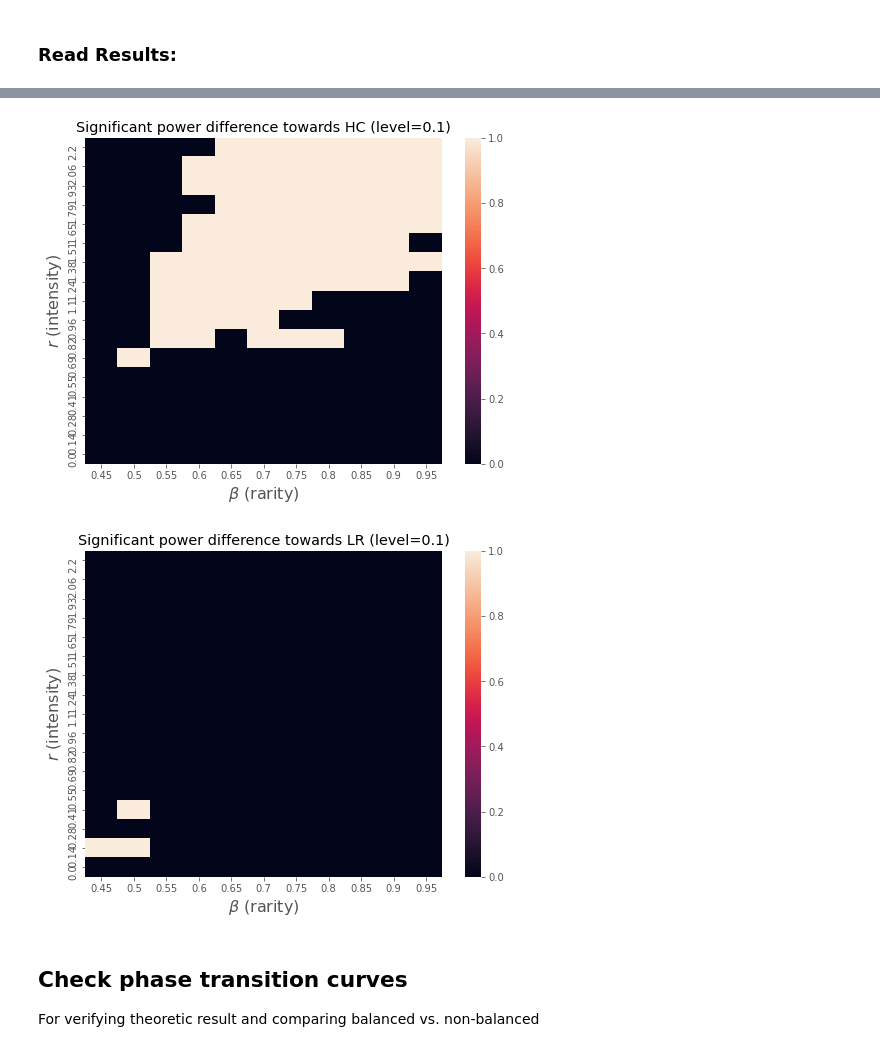
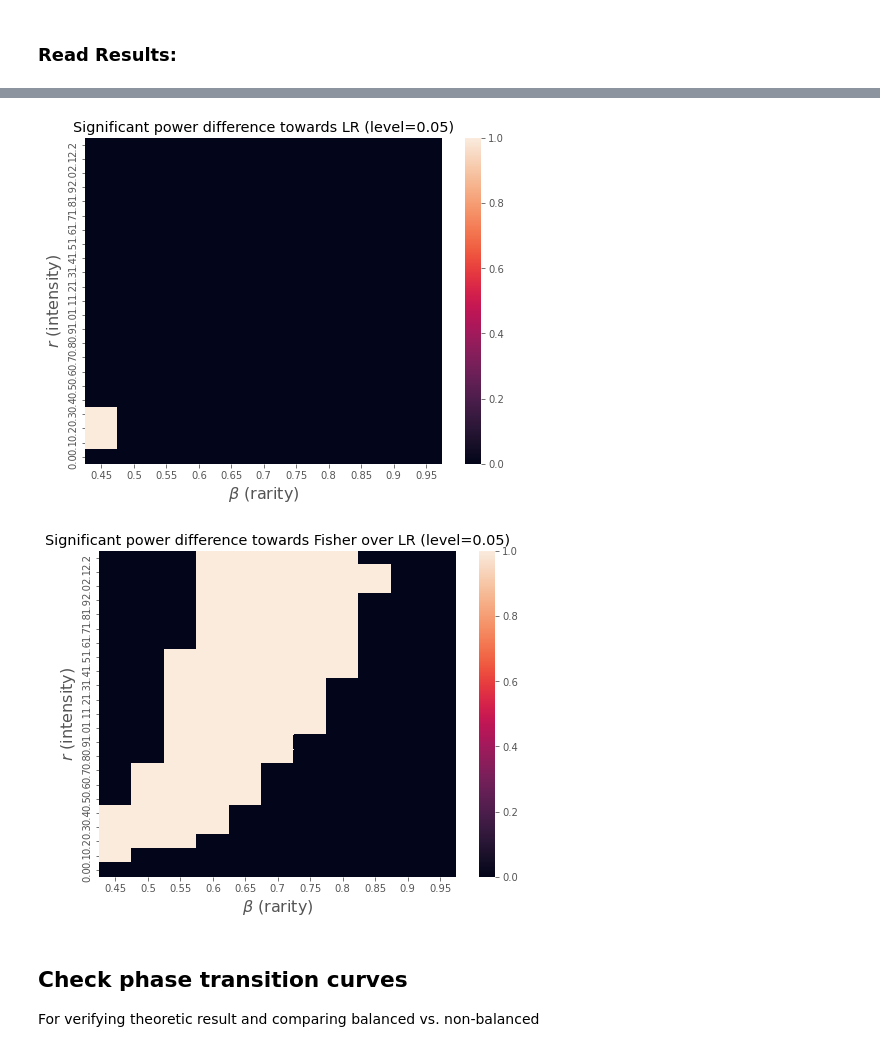
Before and after one commit to alonkipnis/HCHG, a Jupyter notebook: illustrate_phase_diagram.ipynb, the cells around one changed output, grey strips where cells are left out. Drawn from its saved outputs; the diff is of its cells as text; code cells hidden in the pictures.

```diff
--- a/illustrate_phase_diagram.ipynb
+++ b/illustrate_phase_diagram.ipynb
@@ -128,11 +129,11 @@ Args:
 """
 
 params = ['itr', 'T', 'N1', 'N2', 'r', 'beta']
-tests = ['hc', 'log_rank'] #, 'min_p', 'berk_jones', 'wilcoxon', 'fisher']
+tests = ['hc', 'log_rank', 'min_p', 'fisher'] #, 'min_p', 'berk_jones', 'wilcoxon', 'fisher']
 tests_vars = [c for c in df0.columns if c not in params and 'Unnamed' not in c]
 
 global_params = ['T', 'N1', 'N2']
-level = 0.1
+level = 0.15
 tcrit = df0.groupby(global_params).agg(lambda x : quantile(x, 1-level))
 
 level_bin = 0.05
@@ -144,6 +145,7 @@ bad_side = 'less'
 for c in df1.groupby(global_params):
     print(f"Analyzing the case (T, N1, N2) = {c[0]}")
     dfc = c[1]
+    nMonte = dfc['itr'].max()
 
     for tsn in tests:
         name_good = tsn + '_' + good_side
@@ -236,0 +226,23 @@ m = 1 / sum( 1 / ai)
+# %%
+level = 0.05
+mat_lr = compute_power(df1.rename(columns={'log_rank_greater' : 'value'}), tcrit['log_rank_greater'].values[0], level=level)
+mat_hc = compute_power(df1.rename(columns={'hc_greater' : 'value'}), tcrit['hc_greater'].values[0], level=level)
+
+dmat = (mat_hc - mat_lr)
+
+mat_sig_hc = dmat * np.sqrt(nMonte) > 2
+mat_sig_lr = dmat * np.sqrt(nMonte) < -2
+
+g = seaborn.heatmap(mat_sig_hc[:,::-1].T)
+
+g.set_xticklabels(bb)
+g.set_xlabel(r'$\beta$ (rarity)', fontsize=16)
+g.set_ylabel(r'$r$ (intensity)', fontsize=16)
+g.set_yticklabels(np.round(rr[::-1],2))
+g.plot(np.arange(len(bb))+.5, r2grid(2*rhos(bb)), 'r', linewidth=2, alpha=.9)
+g.plot([1, 1], r2grid([-2, 3]), 'b', linewidth=2, alpha=.9)
+plt.title(f"Significant power difference towards HC (level={level})")
+
+plt.savefig(out_dir + "sig_power_diff_HC.png")
+
+plt.show()
@@ -237,8 +251,8 @@ m = 1 / sum( 1 / ai)
 # %%
-mat_lr = compute_power(df1.rename(columns={'log_rank_greater' : 'value'}), tcrit['log_rank_greater'].values[0])
-mat_hc = compute_power(df1.rename(columns={'hc_greater' : 'value'}), tcrit['hc_greater'].values[0])
+mat_lr = compute_power(df1.rename(columns={'log_rank_greater' : 'value'}), tcrit['log_rank_greater'].values[0], level=level)
+mat_hc = compute_power(df1.rename(columns={'hc_greater' : 'value'}), tcrit['hc_greater'].values[0], level=level)
 
-dmat = (mat_hc - mat_lr)
+dmat = (mat_lr - mat_hc)
 
 mat_sig_hc = dmat * np.sqrt(nMonte) > 2
 mat_sig_lr = dmat * np.sqrt(nMonte) < -2
@@ -249,33 +263,31 @@ g.set_xticklabels(bb)
 g.set_xlabel(r'$\beta$ (rarity)', fontsize=16)
 g.set_ylabel(r'$r$ (intensity)', fontsize=16)
 g.set_yticklabels(np.round(rr[::-1],2))
-plt.title(f"Significant power difference towards HC (level={level})")
-
-plt.savefig(out_dir + "sig_power_diff_HC.png")
-
+plt.title(f"Significant power difference towards LR (level={level})")
+plt.savefig(out_dir + "sig_power_diff_LR.png")
 plt.show()
 # %% [output]
-[figure, old version]
+[figure, new version]
 # %%
-mat_lr = compute_power(df1.rename(columns={'log_rank_greater' : 'value'}), tcrit['log_rank_greater'].values[0])
-mat_hc = compute_power(df1.rename(columns={'hc_greater' : 'value'}), tcrit['hc_greater'].values[0])
+mat2 = compute_power(df1.rename(columns={'log_rank_greater' : 'value'}), tcrit['log_rank_greater'].values[0], level=level)
+mat1 = compute_power(df1.rename(columns={'fisher_greater' : 'value'}), tcrit['fisher_greater'].values[0], level=level)
 
-dmat = (mat_lr - mat_hc)
+dmat = (mat1 - mat2)
 
-mat_sig_hc = dmat * np.sqrt(nMonte) > 2
-mat_sig_lr = dmat * np.sqrt(nMonte) < -2
+mat_sig1 = dmat * np.sqrt(nMonte) > 2
+mat_sig2 = dmat * np.sqrt(nMonte) < -2
 
-g = seaborn.heatmap(mat_sig_hc[:,::-1].T)
+g = seaborn.heatmap(mat_sig1[:,::-1].T)
 
 g.set_xticklabels(bb)
 g.set_xlabel(r'$\beta$ (rarity)', fontsize=16)
 g.set_ylabel(r'$r$ (intensity)', fontsize=16)
 g.set_yticklabels(np.round(rr[::-1],2))
-plt.title(f"Significant power difference towards LR (level={level})")
-plt.savefig(out_dir + "sig_power_diff_LR.png")
+plt.title(f"Significant power difference towards Fisher over LR (level={level})")
+plt.savefig(out_dir + "sig_power_diff_fisher_LR.png")
 plt.show()
 # %% [output]
-[figure, old version]
+[figure, new version]
 # %% [markdown]
 ## Check phase transition curves
 For verifying theoretic result and comparing balanced vs. non-balanced
```
Also changed, not shown: parts of 19 cells of this notebook, 15 other files.
